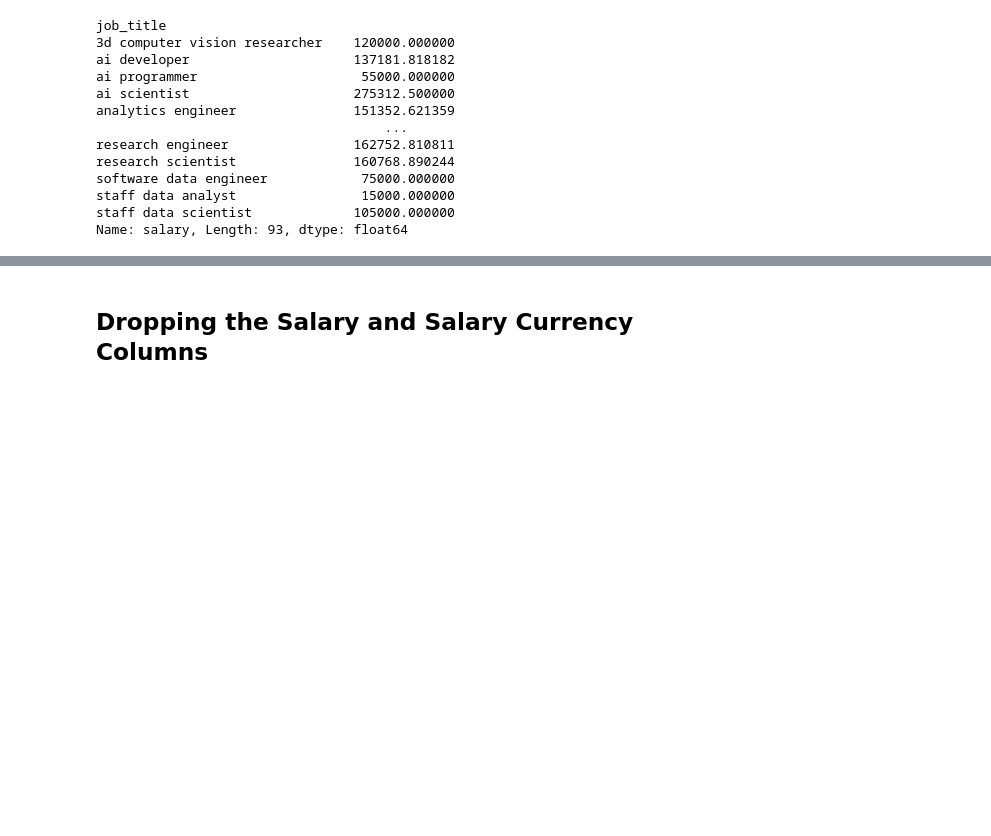
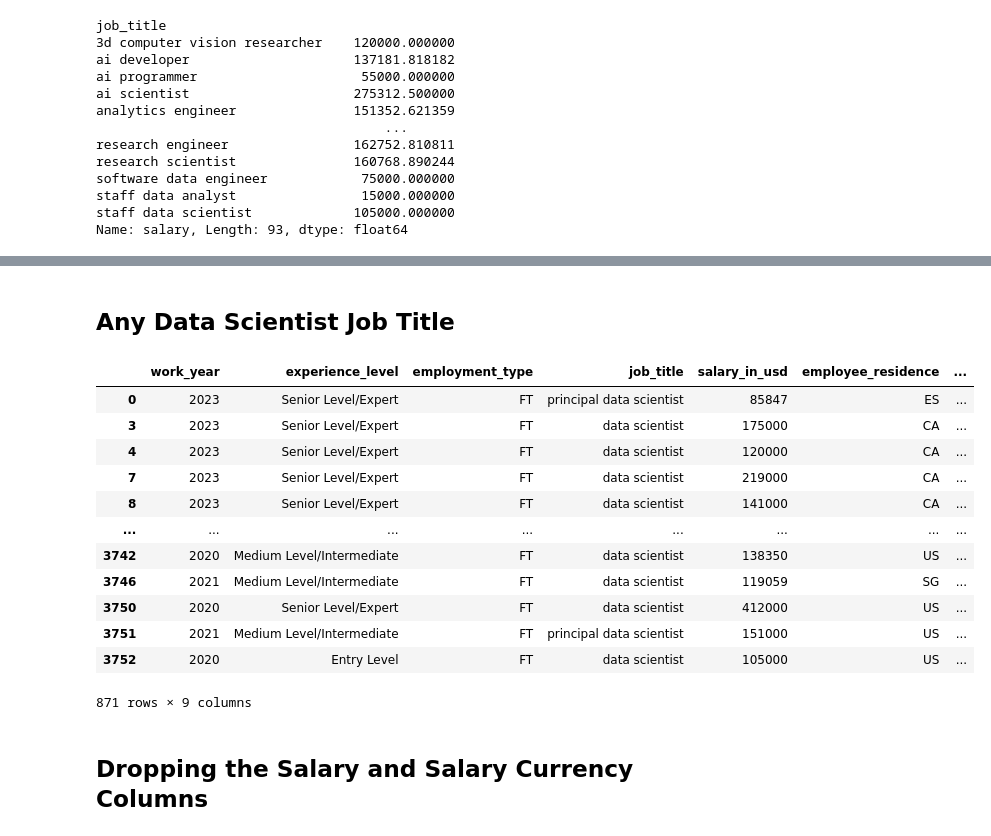
Before and after one commit to NotAScratch/Data-Science-Salary-Analysis, a Jupyter notebook: analysis.ipynb, the cells around one changed output, grey strips where cells are left out. Drawn from its saved outputs; the diff is of its cells as text; code cells hidden in the pictures; blank space fills up the shorter version.

```diff
--- a/analysis.ipynb
+++ b/analysis.ipynb
@@ -134,3 +165,21 @@ Name: salary, Length: 93, dtype: float64
+# %% [markdown]
+## Any Data Scientist Job Title
+# %%
+df[df['job_title'].str.contains('data scientist')]
+# %% [output]
+|  | work_year | experience_level | employment_type | job_title | salary_in_usd | employee_residence | ... |
+| 0 | 2023 | Senior Level/Expert | FT | principal data scientist | 85847 | ES | ... |
+| 3 | 2023 | Senior Level/Expert | FT | data scientist | 175000 | CA | ... |
+| 4 | 2023 | Senior Level/Expert | FT | data scientist | 120000 | CA | ... |
+| 7 | 2023 | Senior Level/Expert | FT | data scientist | 219000 | CA | ... |
+| 8 | 2023 | Senior Level/Expert | FT | data scientist | 141000 | CA | ... |
+| ... | ... | ... | ... | ... | ... | ... | ... |
+| 3742 | 2020 | Medium Level/Intermediate | FT | data scientist | 138350 | US | ... |
+| 3746 | 2021 | Medium Level/Intermediate | FT | data scientist | 119059 | SG | ... |
+| 3750 | 2020 | Senior Level/Expert | FT | data scientist | 412000 | US | ... |
+| 3751 | 2021 | Medium Level/Intermediate | FT | principal data scientist | 151000 | US | ... |
+| 3752 | 2020 | Entry Level | FT | data scientist | 105000 | US | ... |
+871 rows × 9 columns
 # %% [markdown]
 ## Dropping the Salary and Salary Currency Columns
 # %%
```
Also changed, not shown: parts of 2 cells of this notebook.
